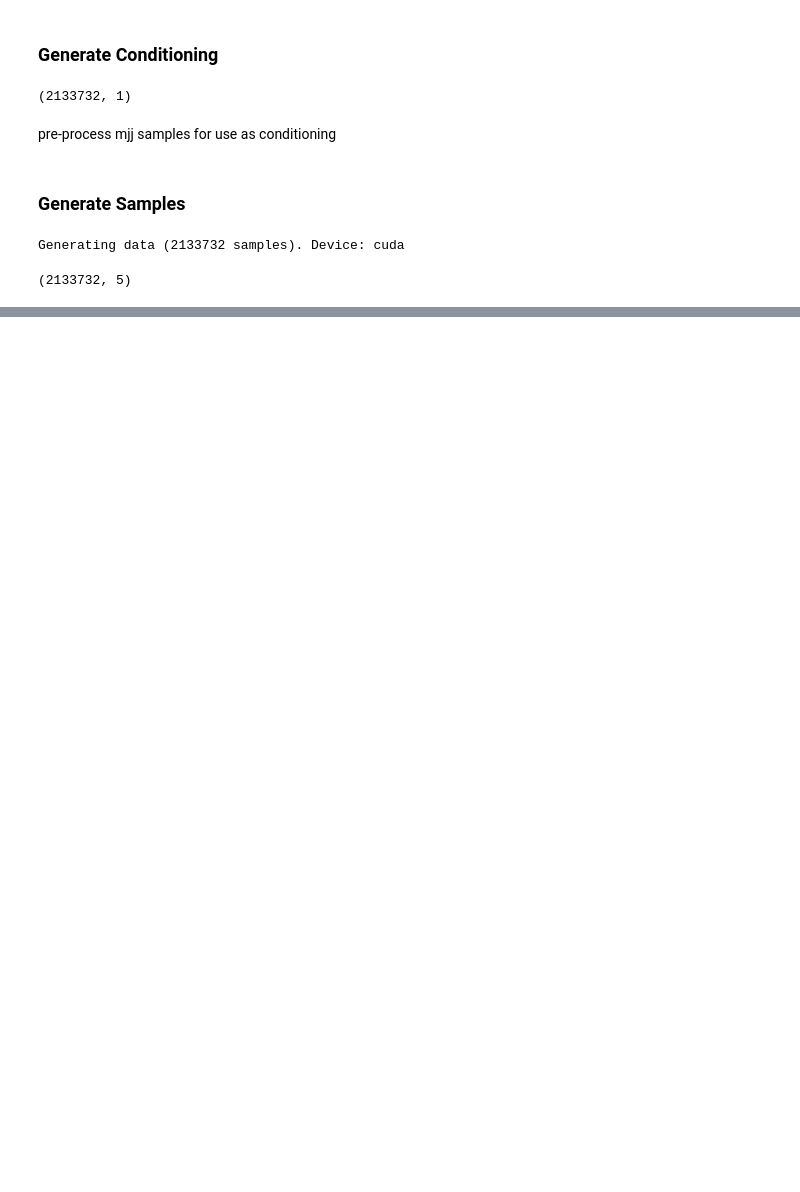
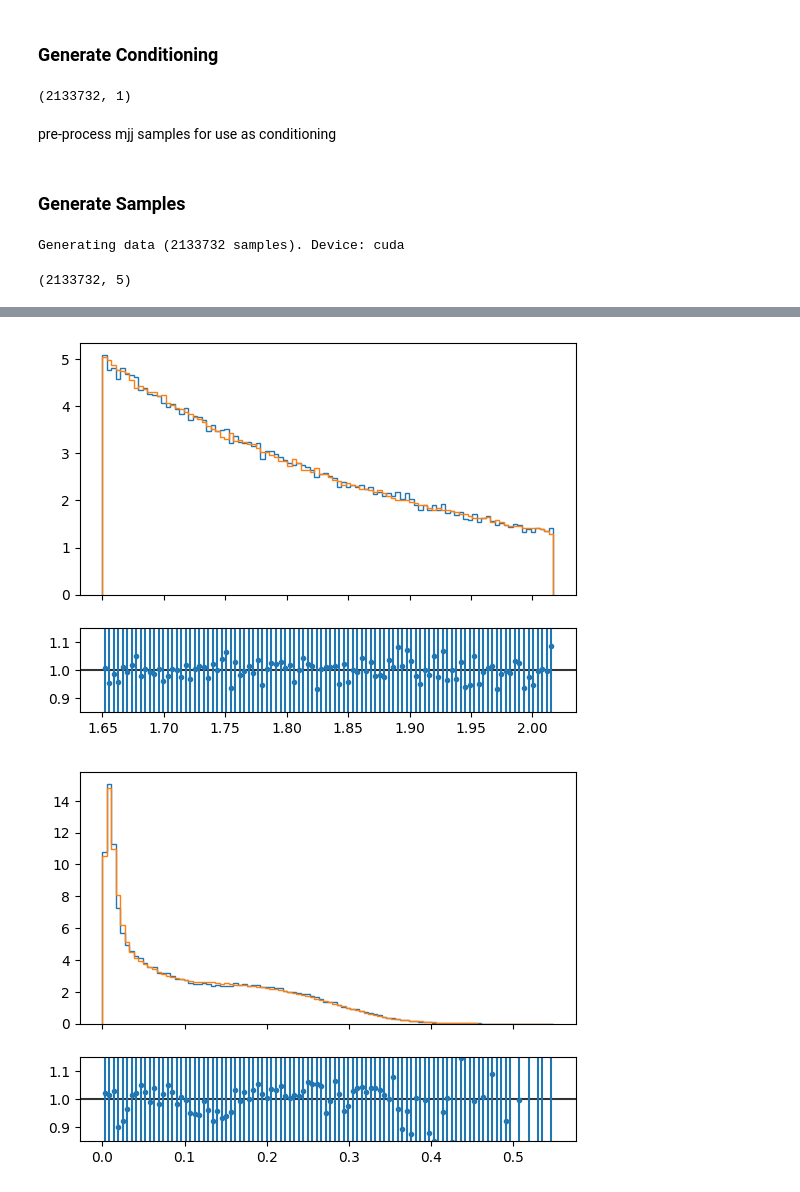
Before and after one commit to ewencedr/particle_fm, a Jupyter notebook: notebooks/40_generative_challenge.ipynb, the cells around one changed output, grey strips where cells are left out. Saved outputs shown, nothing was run; the diff lists cells and outputs as text; code cells hidden in the pictures; blank space fills up the shorter version.

```diff
--- a/notebooks/40_generative_challenge.ipynb
+++ b/notebooks/40_generative_challenge.ipynb
@@ -233,0 +260,23 @@ plt.show()
+# %%
+for i in range(5):
+    fig, (ax1, ax2) = plt.subplots(2, 1, gridspec_kw={"height_ratios": [3, 1]}, sharex=True)
+    hist_data = ax1.hist(innerdata_test[:,i],
+                             bins=100, label="data background",
+                             density=True, histtype="step")
+    binning = hist_data[1]
+    hist_samples = ax1.hist(samples[:, i],
+                 bins=binning, label="sampled background",
+                 density=True, histtype="step")
+    data_hist = hist_data[0]
+    sample_hist = hist_samples[0]
+    #ax1.errorbar(0.5*(binning[:-1] + binning[1:]), data_hist/data_scale_factor, yerr=np.sqrt(data_hist)/data_scale_factor, fmt="none", color=data_color)
+    sample_scale_factor = sum(sample_hist) * np.diff(binning)
+    data_scale_factor = sum(data_hist) * np.diff(binning)
+    #print(sample_scale_factor, data_scale_factor)
+    with np.errstate(divide='ignore', invalid='ignore'):
+        ax2.axhline(1., color="black", linestyle="-", alpha=0.8)
+        ax2.errorbar(0.5*(binning[:-1] + binning[1:]), data_hist / sample_hist * sample_scale_factor / data_scale_factor, linestyle="none", marker=".", yerr=np.sqrt(data_hist)/sample_hist * sample_scale_factor / data_scale_factor)
+        ax2.set_ylim(0.85, 1.15)
+# %% [output]
+[figure, added]
+[figure, added]
```
Also changed, not shown: parts of 6 cells of this notebook.
